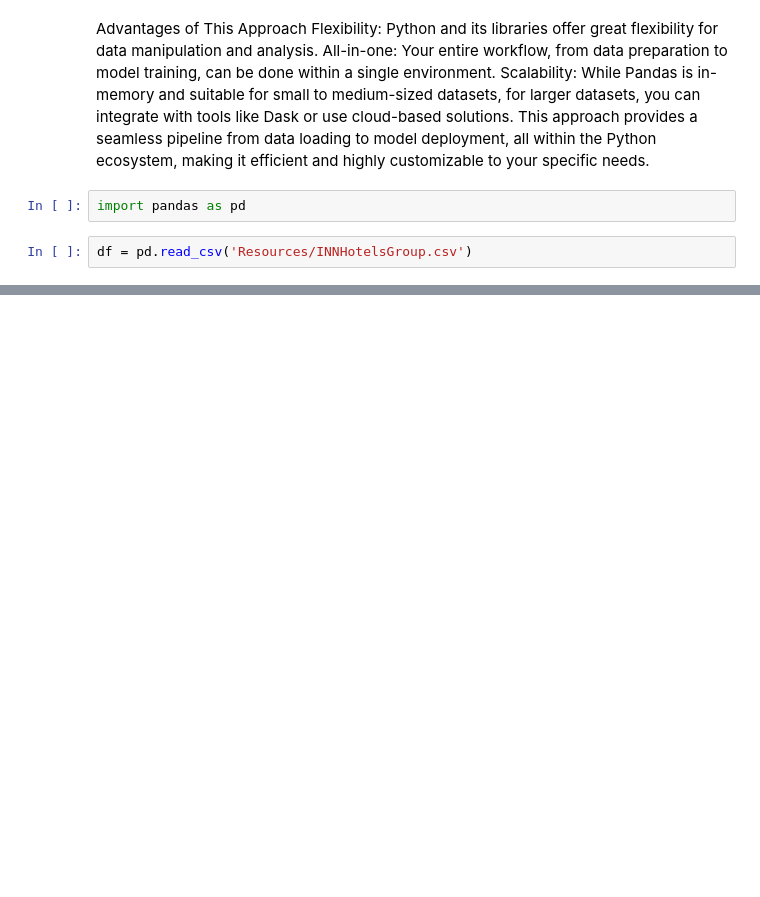
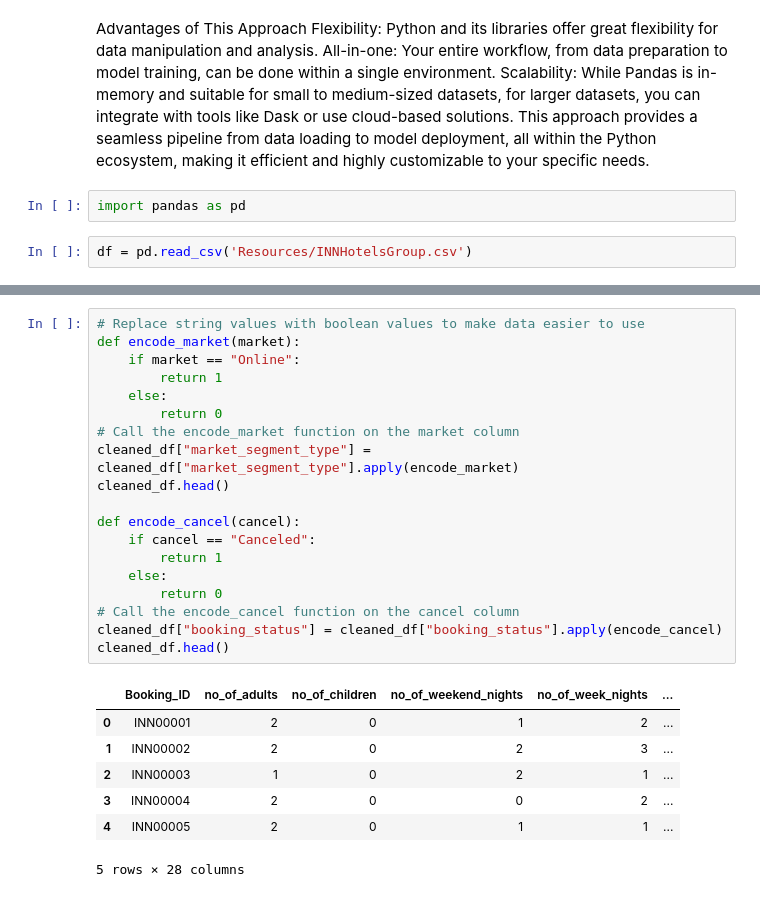
Before and after one commit to tomwildun/Project4, a Jupyter notebook: Untitled.ipynb, the cells around one changed output, grey strips where cells are left out. Cells and saved outputs as stored; diff of their text form; blank space fills up the shorter version.

```diff
--- a/Untitled.ipynb
+++ b/Untitled.ipynb
@@ -56,0 +97,27 @@ X_train, X_test, y_train, y_test = train_test_split(df.drop('target_column', axi
+# %%
+# Replace string values with boolean values to make data easier to use
+def encode_market(market):
+    if market == "Online":
+        return 1
+    else:
+        return 0
+# Call the encode_market function on the market column
+cleaned_df["market_segment_type"] = cleaned_df["market_segment_type"].apply(encode_market)
+cleaned_df.head()
+
+def encode_cancel(cancel):
+    if cancel == "Canceled":
+        return 1
+    else:
+        return 0
+# Call the encode_cancel function on the cancel column
+cleaned_df["booking_status"] = cleaned_df["booking_status"].apply(encode_cancel)
+cleaned_df.head()
+# %% [output]
+|  | Booking_ID | no_of_adults | no_of_children | no_of_weekend_nights | no_of_week_nights | ... |
+| 0 | INN00001 | 2 | 0 | 1 | 2 | ... |
+| 1 | INN00002 | 2 | 0 | 2 | 3 | ... |
+| 2 | INN00003 | 1 | 0 | 2 | 1 | ... |
+| 3 | INN00004 | 2 | 0 | 0 | 2 | ... |
+| 4 | INN00005 | 2 | 0 | 1 | 1 | ... |
+5 rows × 28 columns
```
Also changed, not shown: parts of 16 cells of this notebook.
